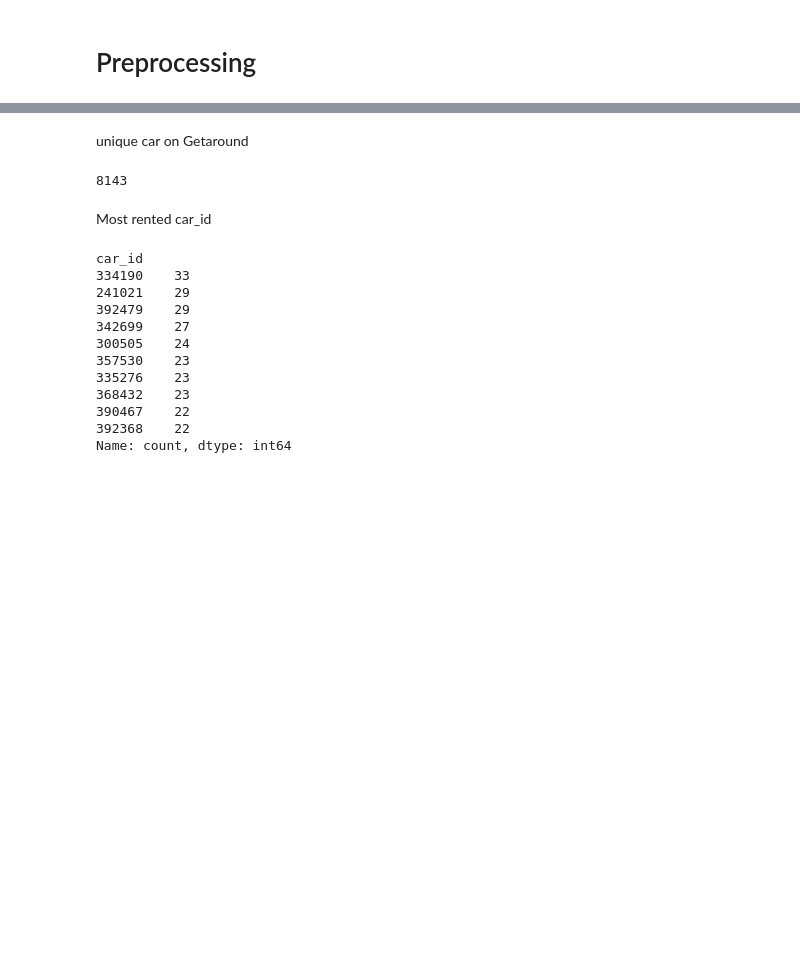
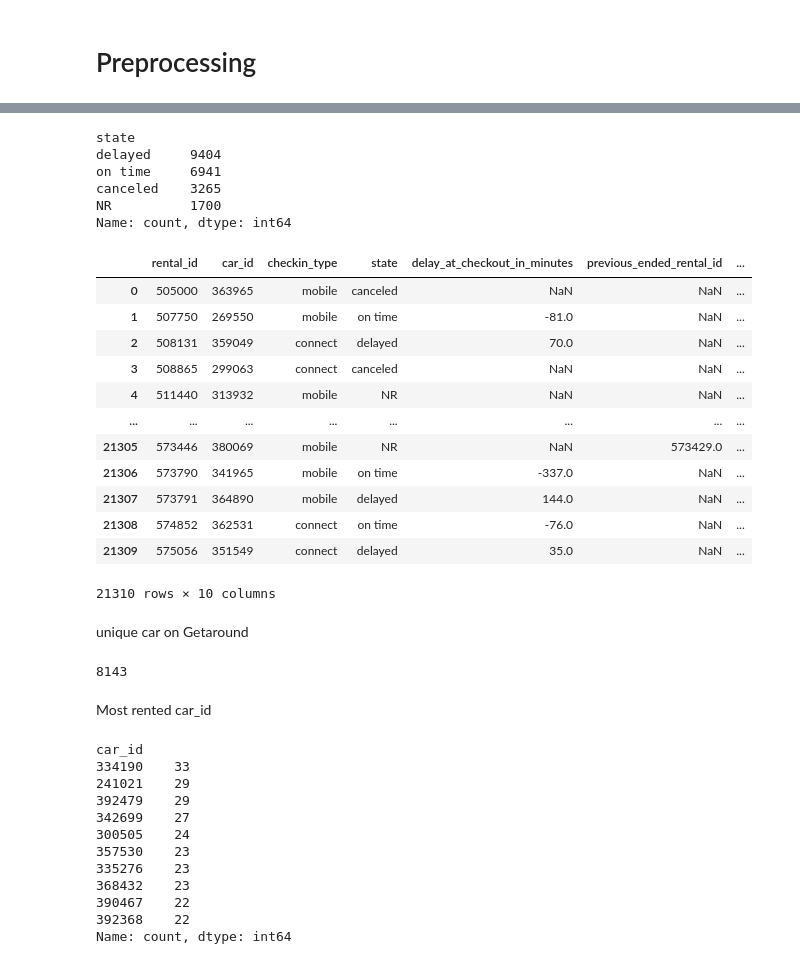
Before and after one commit to GrGLeo/projet_deployment, a Jupyter notebook: notebook/exploration.ipynb, the cells around one changed output, grey strips where cells are left out. Drawn from its saved outputs; the diff is of its cells as text; code cells hidden in the pictures; blank space fills up the shorter version.

```diff
--- a/notebook/exploration.ipynb
+++ b/notebook/exploration.ipynb
@@ -109,3 +94,42 @@ df_delay
+# %%
+df_delay['state'].value_counts()
+# %% [output]
+state
+delayed     9404
+on time     6941
+canceled    3265
+NR          1700
+Name: count, dtype: int64
+# %%
+def get_impact_of_previous_rental_delay(delay, state):
+    impact = '-'
+    if not np.isnan(delay):
+        if delay > 0:
+            if state == 'canceled':
+                impact = 'cancelation'
+            else:
+                impact = 'late checkin'
+        else:
+            impact = 'no impact'
+    return impact
+
+df_delay['impact'] = df_delay.apply(lambda row: get_impact_of_previous_rental_delay(row['checkin_delay_in_minutes'], row['state']), axis=1)
+# %%
+df_delay
+# %% [output]
+|  | rental_id | car_id | checkin_type | state | delay_at_checkout_in_minutes | previous_ended_rental_id | ... |
+| 0 | 505000 | 363965 | mobile | canceled | NaN | NaN | ... |
+| 1 | 507750 | 269550 | mobile | on time | -81.0 | NaN | ... |
+| 2 | 508131 | 359049 | connect | delayed | 70.0 | NaN | ... |
+| 3 | 508865 | 299063 | connect | canceled | NaN | NaN | ... |
+| 4 | 511440 | 313932 | mobile | NR | NaN | NaN | ... |
+| ... | ... | ... | ... | ... | ... | ... | ... |
+| 21305 | 573446 | 380069 | mobile | NR | NaN | 573429.0 | ... |
+| 21306 | 573790 | 341965 | mobile | on time | -337.0 | NaN | ... |
+| 21307 | 573791 | 364890 | mobile | delayed | 144.0 | NaN | ... |
+| 21308 | 574852 | 362531 | connect | on time | -76.0 | NaN | ... |
+| 21309 | 575056 | 351549 | connect | delayed | 35.0 | NaN | ... |
+21310 rows × 10 columns
 # %% [markdown]
 unique car on Getaround
 # %%
```
Also changed, not shown: parts of 17 cells of this notebook, 2 other files.
